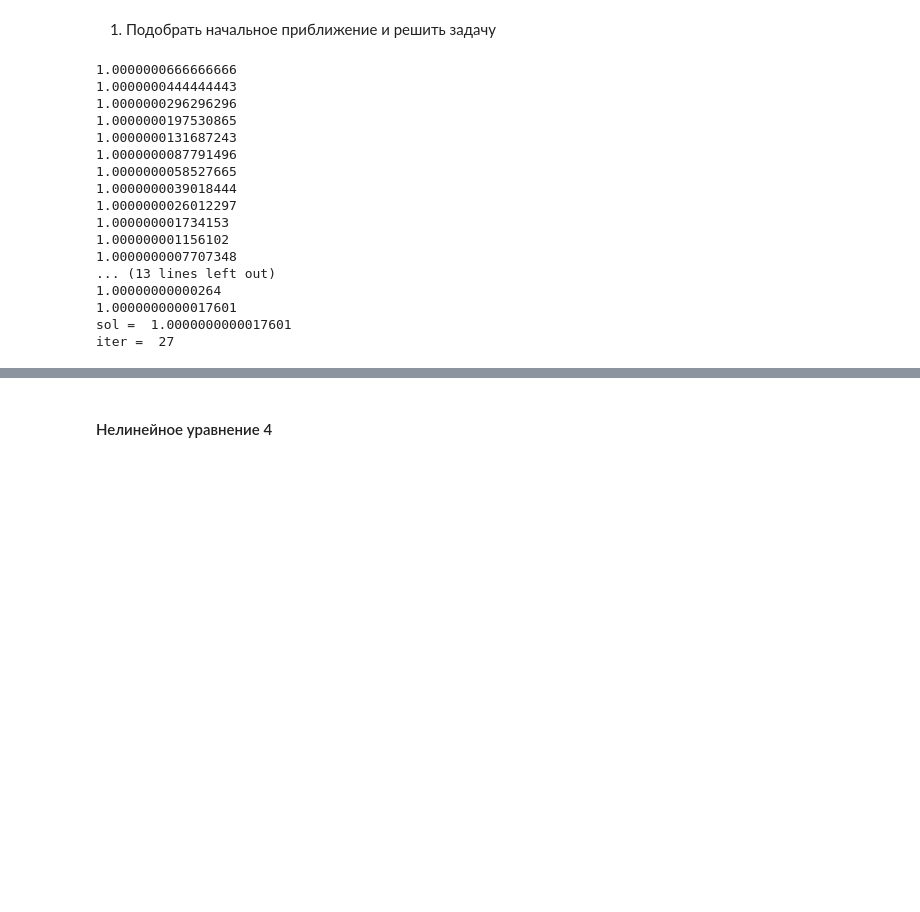
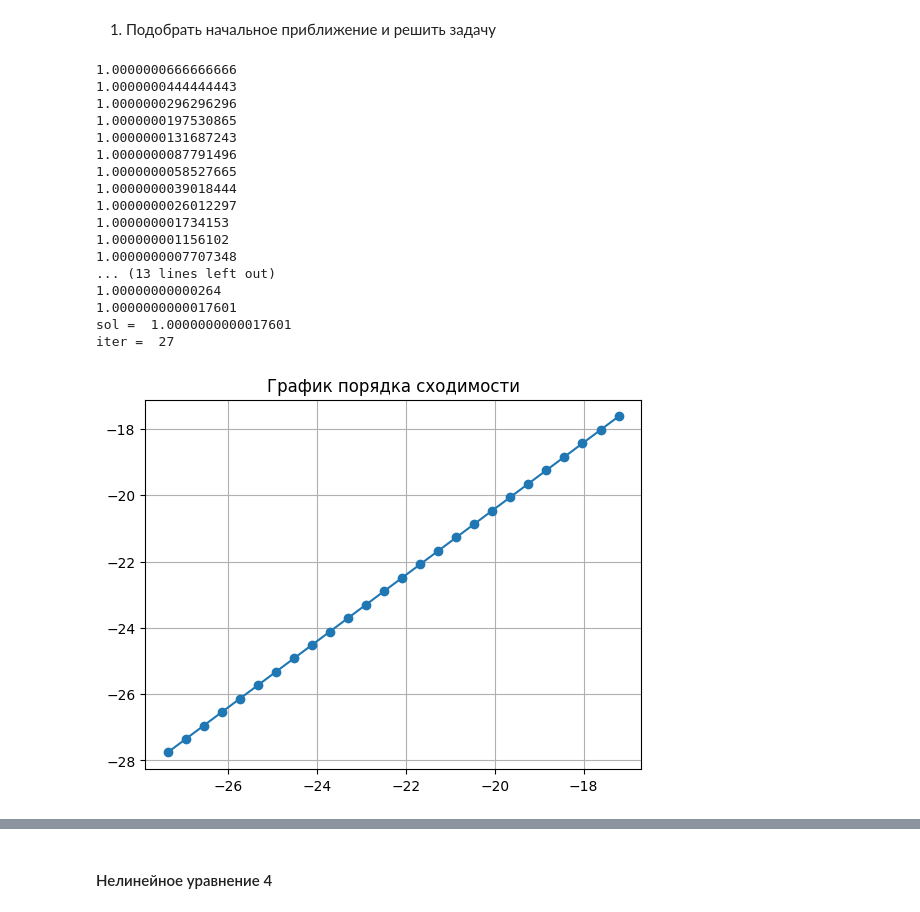
Before and after one commit to d-r-tikhonov/Computational_Mathematics, a Jupyter notebook: Метод Ньютона.ipynb, the cells around one changed output, grey strips where cells are left out. Drawn from its saved outputs; the diff is of its cells as text; code cells hidden in the pictures; blank space fills up the shorter version.

```diff
--- a/Метод Ньютона.ipynb
+++ b/Метод Ньютона.ipynb
@@ -238,23 +251,26 @@ plt.legend()
 1. Подобрать начальное приближение и решить задачу
 # %%
 data = simple_newton(func2, dfunc2, 1.0000001)
-print('sol = ', data[0])
+print('sol = ',  data[0])
 print('iter = ', data[1])
+
+plot_convergence_graph(data[2])
 # %% [output]
 1.0000000666666666
 1.0000000444444443
 1.0000000296296296
 1.0000000197530865
 1.0000000131687243
 1.0000000087791496
 1.0000000058527665
 1.0000000039018444
 1.0000000026012297
 1.000000001734153
 1.000000001156102
 1.0000000007707348
 ... (13 lines left out)
 1.00000000000264
 1.0000000000017601
 sol =  1.0000000000017601
 iter =  27
+[figure, added]
```
Also changed, not shown: parts of 10 cells of this notebook.
